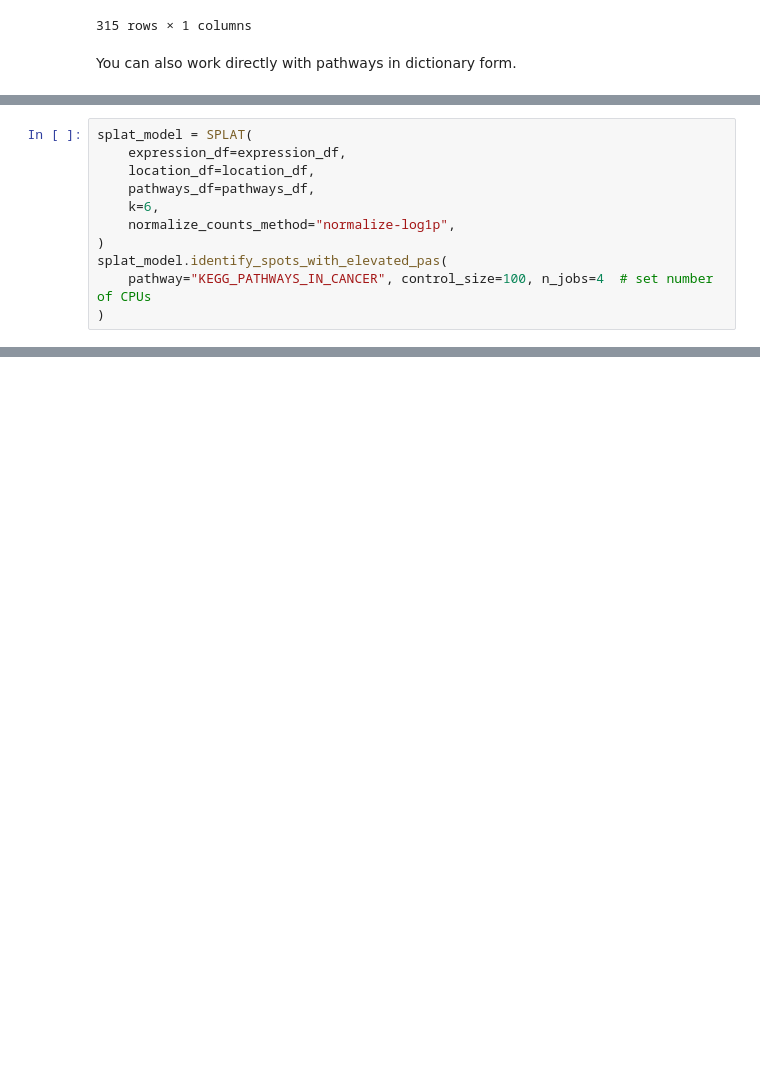
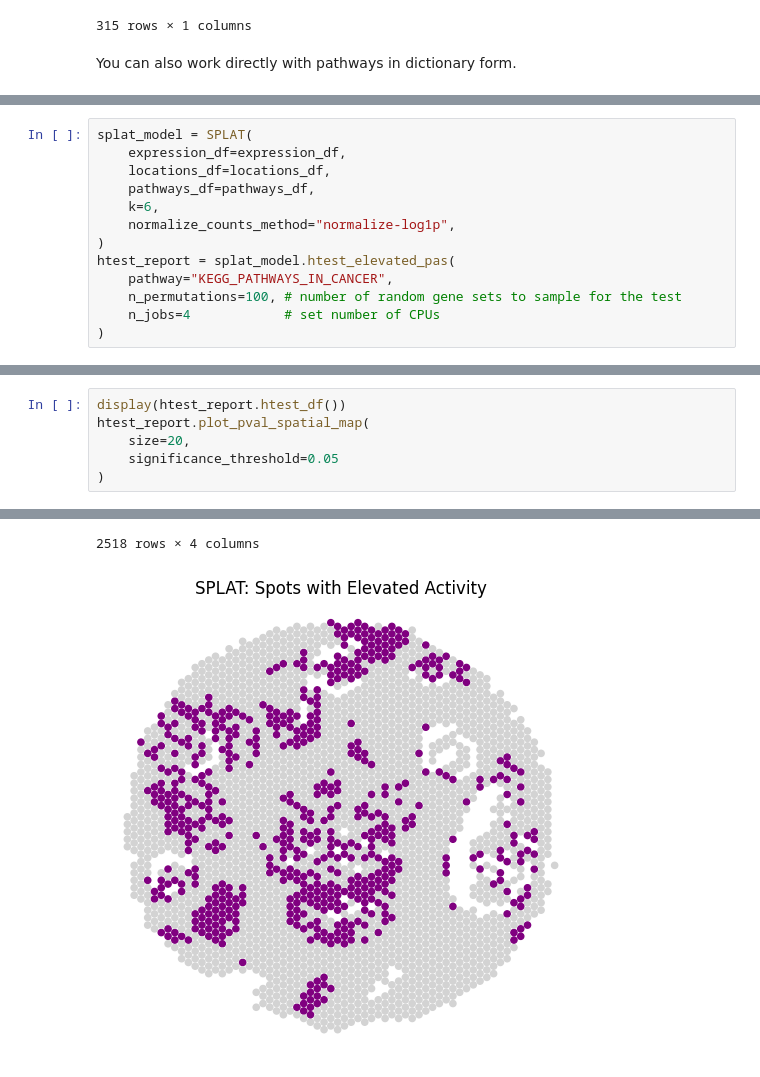
Before and after one commit to YMa-lab/GESSO, a Jupyter notebook: docs/splat_demo.ipynb, the cells around one changed output, grey strips where cells are left out. Saved outputs shown, nothing was run; the diff lists cells and outputs as text; blank space fills up the shorter version.

```diff
--- a/docs/splat_demo.ipynb
+++ b/docs/splat_demo.ipynb
@@ -180,12 +195,14 @@ splat_report.plot_activity_scores(
 # %%
 splat_model = SPLAT(
     expression_df=expression_df,
-    location_df=location_df,
+    locations_df=locations_df,
     pathways_df=pathways_df,
     k=6,
     normalize_counts_method="normalize-log1p",
 )
-splat_model.identify_spots_with_elevated_pas(
-    pathway="KEGG_PATHWAYS_IN_CANCER", control_size=100, n_jobs=4  # set number of CPUs
+htest_report = splat_model.htest_elevated_pas(
+    pathway="KEGG_PATHWAYS_IN_CANCER",
+    n_permutations=100, # number of random gene sets to sample for the test
+    n_jobs=4            # set number of CPUs
 )
 # %% [output]
@@ -222,0 +226,7 @@ SPLAT (info): (Job 101: CONTROL-99) Activity score computation for CONTROL-99 co
+# %%
+display(htest_report.htest_df())
+htest_report.plot_pval_spatial_map(
+    size=20,
+    significance_threshold=0.05
+)
+# %% [output]
@@ -222,0 +246,2 @@ SPLAT (info): (Job 101: CONTROL-99) Activity score computation for CONTROL-99 co
+2518 rows × 4 columns
+[figure, added]
```
Also changed, not shown: parts of 15 cells of this notebook, 6 other files.
